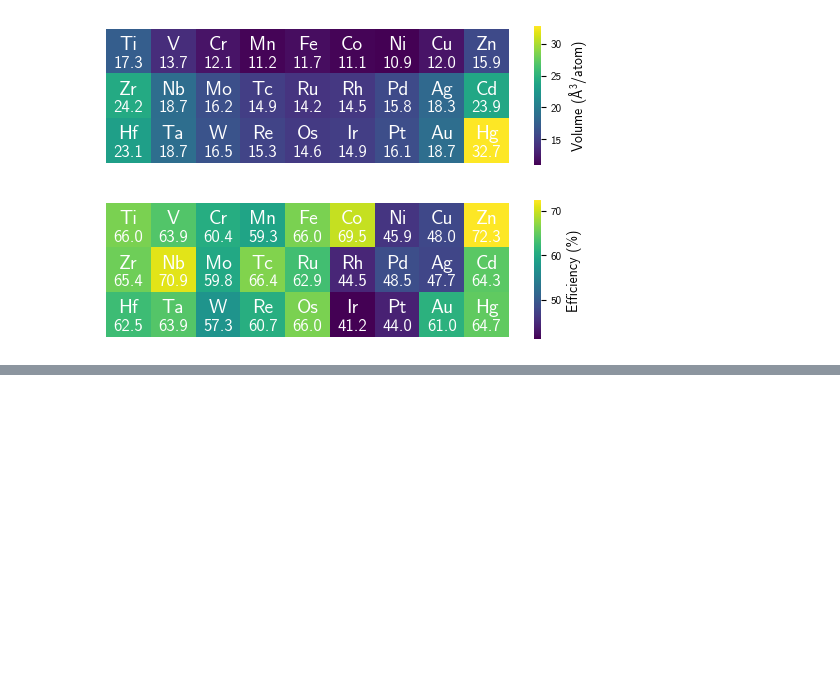
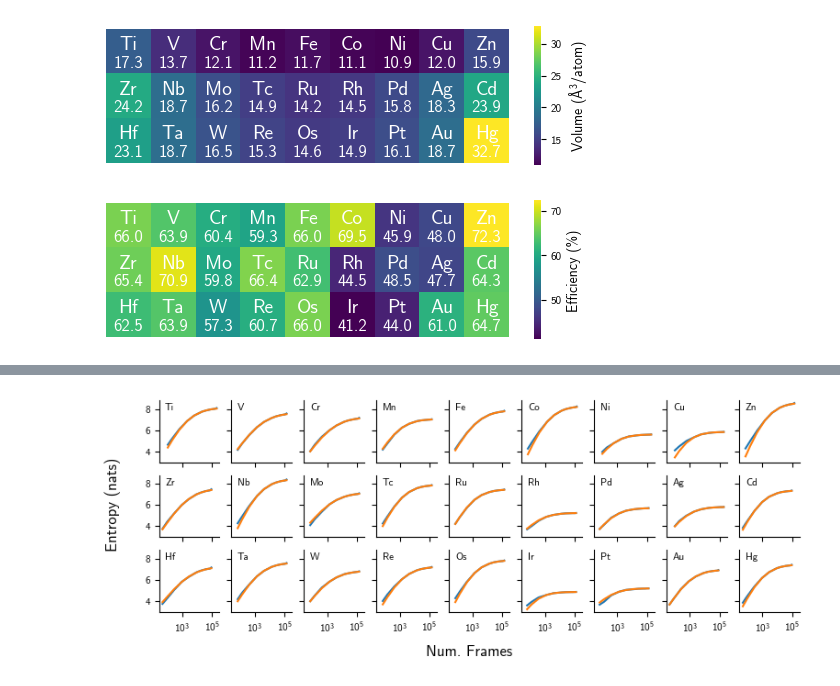
Before and after one commit to digital-synthesis-lab/2025-quests-data, a Jupyter notebook: nbs/04-TM23.ipynb, the cells around one changed output, grey strips where cells are left out. Saved outputs shown, nothing was run; the diff lists cells and outputs as text; code cells hidden in the pictures; blank space fills up the shorter version.

```diff
--- a/nbs/04-TM23.ipynb
+++ b/nbs/04-TM23.ipynb
@@ -488,0 +513,44 @@ fig, ax = plot_table(matrix, cbar_label="Efficiency (%)")
+# %%
+def fn(x, a, b, c):
+    z = np.log(x)
+    return a - b * np.exp(-c * z ** 2)
+
+max_H = {}
+preds = {}
+for element, grp in lcv.groupby("element"):
+    _x = grp["n_samples"]
+    _y = grp["H"]
+    params, _ = curve_fit(
+        fn, _x.iloc[3:-1], _y.iloc[3:-1],
+        p0=[_y.iloc[-1], _y.iloc[-1], 0.1],
+        bounds=(0, np.inf),
+    )
+    preds[element] = fn(_x.values, *params)
+    max_H[element] = fn(1e12, *params)
+
+max_H = pd.Series(max_H)
+
+lcv["max_H"] = max_H.loc[lcv["element"]].values
+lcv["gap"] = lcv["max_H"] - lcv["H"]
+
+lcv["preds"] = np.nan
+for element, grp in lcv.groupby("element"):
+    lcv.loc[grp.index, "preds"] = preds[element]
+# %%
+fig, axs = plt.subplots(3, 9, figsize=(9, 3), sharex=True, sharey=True)
+
+for element, row in nequip.iterrows():
+    i, j = int(row["row"] - 4), int(row["group"] - 4)
+    ax = axs[i, j]
+    _df = lcv.loc[lcv["element"] == element]
+
+    ax.plot(_df["n_samples"], _df["H"])
+    ax.plot(_df["n_samples"], preds[element])
+    ax.annotate(element, (0.1, 0.95), xycoords="axes fraction", va="top", fontsize=8)
+    ax.set_xscale("log")
+
+fig.supxlabel("Num. Frames", y=-0.06)
+fig.supylabel("Entropy (nats)", x=0.06)
+plt.show()
+# %% [output]
+[figure, added]
```
Also changed, not shown: parts of 4 cells of this notebook.
